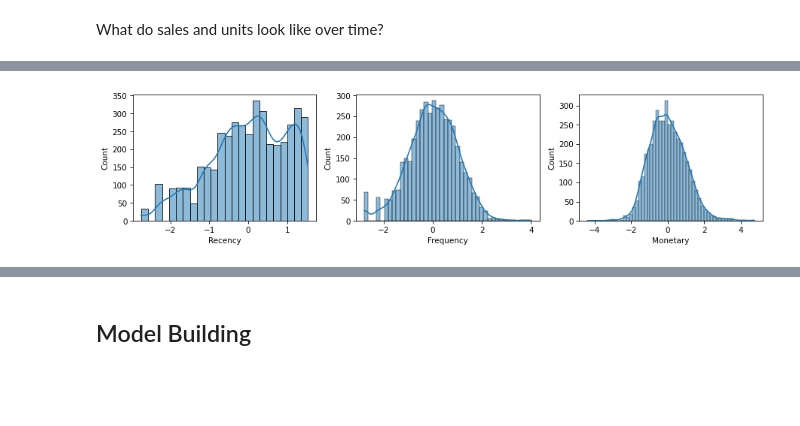
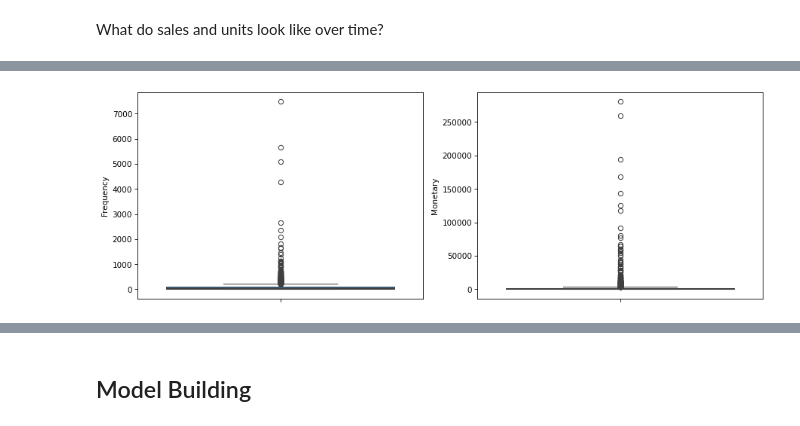
Before and after one commit to chrisruiz01/Unsupervised-Clustering-RFM, a Jupyter notebook: Unsupervised-Clustering-RFM.ipynb, the cells around one changed output, grey strips where cells are left out. Drawn from its saved outputs; the diff is of its cells as text; code cells hidden in the pictures; blank space fills up the shorter version.

```diff
--- a/Unsupervised-Clustering-RFM.ipynb
+++ b/Unsupervised-Clustering-RFM.ipynb
@@ -280,7 +151,8 @@ df['customerid'] = df['customerid'].str.rstrip('0').str.rstrip('.')
 # %%
 # Aggregate by date and exclude price since addition of sales column
-group = df.select_dtypes(exclude=np.number).drop_duplicates()
-group = group.columns.tolist()
-df = df.groupby(group)[['units', 'sales']].sum().reset_index()
+grouped = df.select_dtypes(exclude=np.number).drop_duplicates()
+grouped = grouped.columns.tolist()
+df = df.groupby(grouped)[['Quantity', 'sales']].sum().reset_index()
+print(df.shape)
 df.head()
 # %% [output]
@@ -345,13 +205,16 @@ latest_day = max(df.date) + dt.timedelta(days=1)
 # %%
+# Calculate the day following the last invoice date for use in the Recency calculation
+latest_day = max(df.InvoiceDate) + dt.timedelta(days=1)
+
 # Calculate Recency, Frequency and Monetary value for each customer
-rfm = df.groupby(['customerid']).agg({
-    'date': lambda x: (latest_day - x.max()).days,
-    'invoice': 'count',
+rfm = df.groupby(['CustomerID']).agg({
+    'InvoiceDate': lambda x: (latest_day - x.max()).days,
+    'InvoiceNo': 'count',
     'sales': 'sum'})
 
 # Rename columns
-rfm.rename(columns = {'date': 'Recency',
-                      'invoice': 'Frequency',
+rfm.rename(columns = {'InvoiceDate': 'Recency',
+                      'InvoiceNo': 'Frequency',
                       'sales': 'Monetary'}, inplace=True)
 rfm.head()
 # %% [output]
@@ -375,14 +227,0 @@ dtype: float64
-# %%
-# Center and scale
-# Add a small constant to avoid log(0)
-
-rfm = rfm + 1e-6
-rfm_log = np.log(rfm)
-
-scaler = StandardScaler()
-scaler.fit(rfm_log)
-
-normalized = scaler.transform(rfm_log)
-rfm_scaled = pd.DataFrame(data=normalized, index=rfm.index, columns=rfm.columns)
-
-rfm_scaled.describe().round(2)
@@ -399,10 +228,9 @@ rfm_scaled.describe().round(2)
 # %%
-# Visualizing distributions after log transformations
-plt.figure(figsize=(12, 3))
-plt.subplot(1, 3, 1); sns.histplot(rfm_scaled['Recency'], kde=True)
-plt.subplot(1, 3, 2); sns.histplot(rfm_scaled['Frequency'], kde=True)
-plt.subplot(1, 3, 3); sns.histplot(rfm_scaled['Monetary'], kde=True)
+# Visualizing outliers
+plt.figure(figsize=(12, 4))
+plt.subplot(1, 2, 1); sns.boxplot(rfm['Frequency'])
+plt.subplot(1, 2, 2); sns.boxplot(rfm['Monetary'])
 plt.tight_layout()
 plt.show()
 # %% [output]
-[figure, old version]
+[figure, new version]
```
Also changed, not shown: parts of 91 cells of this notebook.
